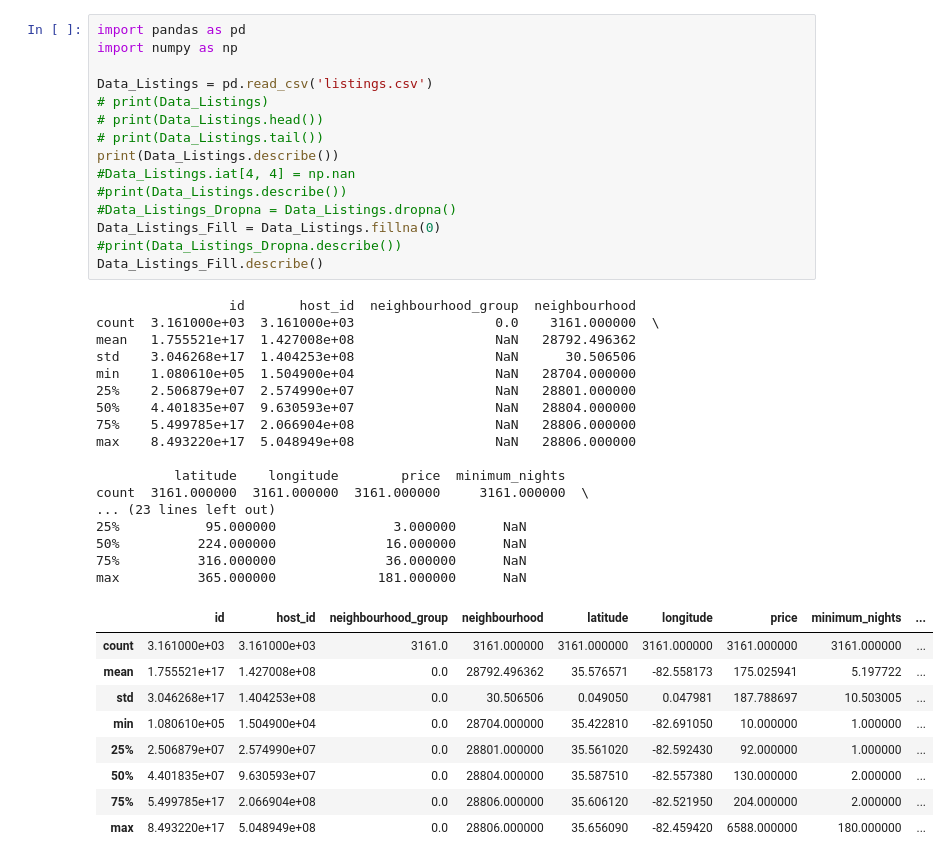
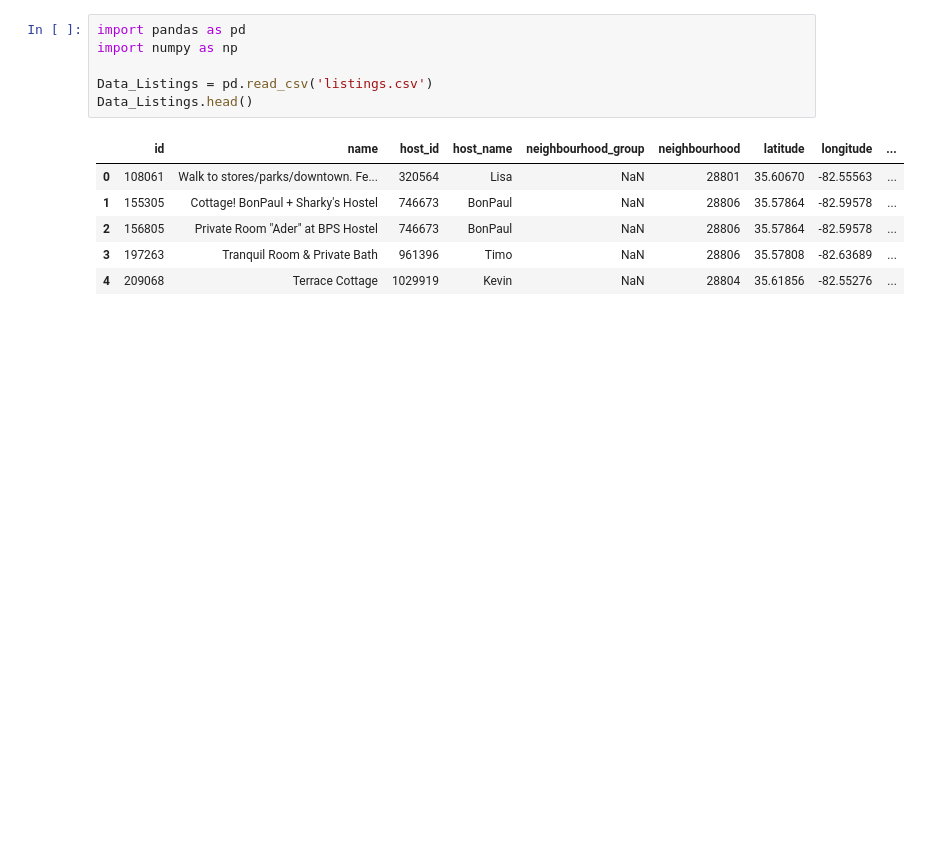
Before and after one commit to ILawrance/PythonLaba4Pandas, a Jupyter notebook: Laba4Pandas.ipynb, the cells around one changed output. Cells and saved outputs as stored; diff of their text form; blank space fills up the shorter version.

```diff
--- a/Laba4Pandas.ipynb
+++ b/Laba4Pandas.ipynb
@@ -1,42 +1,13 @@
 # %%
 import pandas as pd
 import numpy as np
 
 Data_Listings = pd.read_csv('listings.csv')
-# print(Data_Listings)
-# print(Data_Listings.head())
-# print(Data_Listings.tail())
-print(Data_Listings.describe())
-#Data_Listings.iat[4, 4] = np.nan
-#print(Data_Listings.describe())
-#Data_Listings_Dropna = Data_Listings.dropna()
-Data_Listings_Fill = Data_Listings.fillna(0)
-#print(Data_Listings_Dropna.describe())
-Data_Listings_Fill.describe()
+Data_Listings.head()
 # %% [output]
-                 id       host_id  neighbourhood_group  neighbourhood
-count  3.161000e+03  3.161000e+03                  0.0    3161.000000  \
-mean   1.755521e+17  1.427008e+08                  NaN   28792.496362
-std    3.046268e+17  1.404253e+08                  NaN      30.506506
-min    1.080610e+05  1.504900e+04                  NaN   28704.000000
-25%    2.506879e+07  2.574990e+07                  NaN   28801.000000
-50%    4.401835e+07  9.630593e+07                  NaN   28804.000000
-75%    5.499785e+17  2.066904e+08                  NaN   28806.000000
-max    8.493220e+17  5.048949e+08                  NaN   28806.000000
-
-          latitude    longitude        price  minimum_nights
-count  3161.000000  3161.000000  3161.000000     3161.000000  \
-... (23 lines left out)
-25%           95.000000               3.000000      NaN
-50%          224.000000              16.000000      NaN
-75%          316.000000              36.000000      NaN
-max          365.000000             181.000000      NaN
-|  | id | host_id | neighbourhood_group | neighbourhood | latitude | longitude | price | minimum_nights | ... |
-| count | 3.161000e+03 | 3.161000e+03 | 3161.0 | 3161.000000 | 3161.000000 | 3161.000000 | 3161.000000 | 3161.000000 | ... |
-| mean | 1.755521e+17 | 1.427008e+08 | 0.0 | 28792.496362 | 35.576571 | -82.558173 | 175.025941 | 5.197722 | ... |
-| std | 3.046268e+17 | 1.404253e+08 | 0.0 | 30.506506 | 0.049050 | 0.047981 | 187.788697 | 10.503005 | ... |
-| min | 1.080610e+05 | 1.504900e+04 | 0.0 | 28704.000000 | 35.422810 | -82.691050 | 10.000000 | 1.000000 | ... |
-| 25% | 2.506879e+07 | 2.574990e+07 | 0.0 | 28801.000000 | 35.561020 | -82.592430 | 92.000000 | 1.000000 | ... |
-| 50% | 4.401835e+07 | 9.630593e+07 | 0.0 | 28804.000000 | 35.587510 | -82.557380 | 130.000000 | 2.000000 | ... |
-| 75% | 5.499785e+17 | 2.066904e+08 | 0.0 | 28806.000000 | 35.606120 | -82.521950 | 204.000000 | 2.000000 | ... |
-| max | 8.493220e+17 | 5.048949e+08 | 0.0 | 28806.000000 | 35.656090 | -82.459420 | 6588.000000 | 180.000000 | ... |
+|  | id | name | host_id | host_name | neighbourhood_group | neighbourhood | latitude | longitude | ... |
+| 0 | 108061 | Walk to stores/parks/downtown. Fe... | 320564 | Lisa | NaN | 28801 | 35.60670 | -82.55563 | ... |
+| 1 | 155305 | Cottage! BonPaul + Sharky's Hostel | 746673 | BonPaul | NaN | 28806 | 35.57864 | -82.59578 | ... |
+| 2 | 156805 | Private Room "Ader" at BPS Hostel | 746673 | BonPaul | NaN | 28806 | 35.57864 | -82.59578 | ... |
+| 3 | 197263 | Tranquil Room & Private Bath | 961396 | Timo | NaN | 28806 | 35.57808 | -82.63689 | ... |
+| 4 | 209068 | Terrace Cottage | 1029919 | Kevin | NaN | 28804 | 35.61856 | -82.55276 | ... |
```
Also changed, not shown: parts of 12 cells of this notebook, 1 other file.
